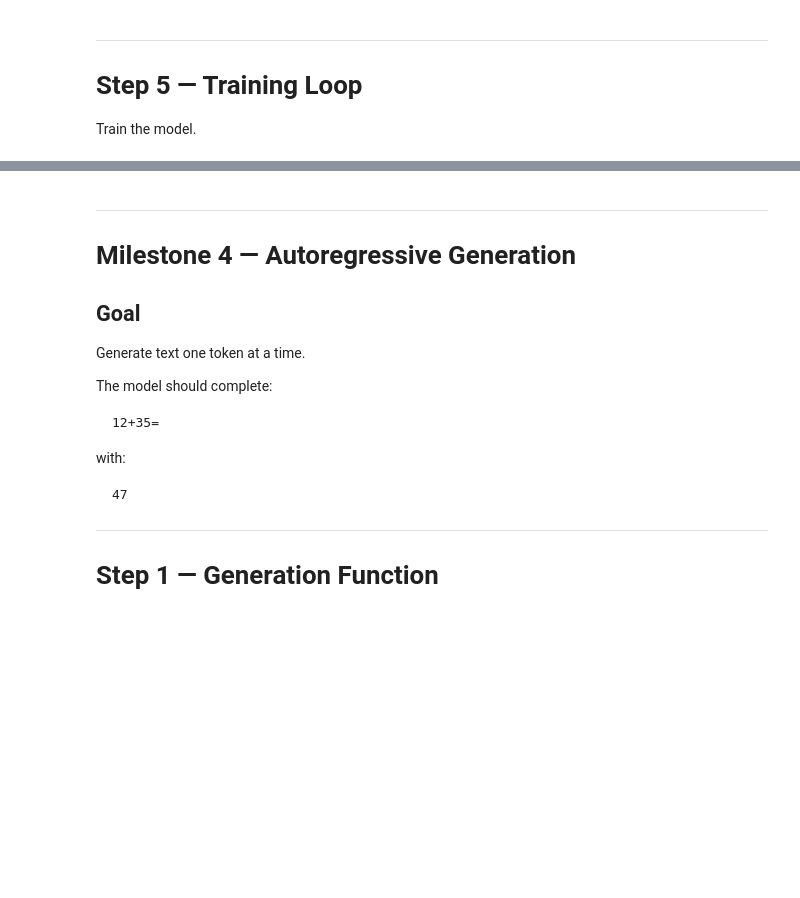
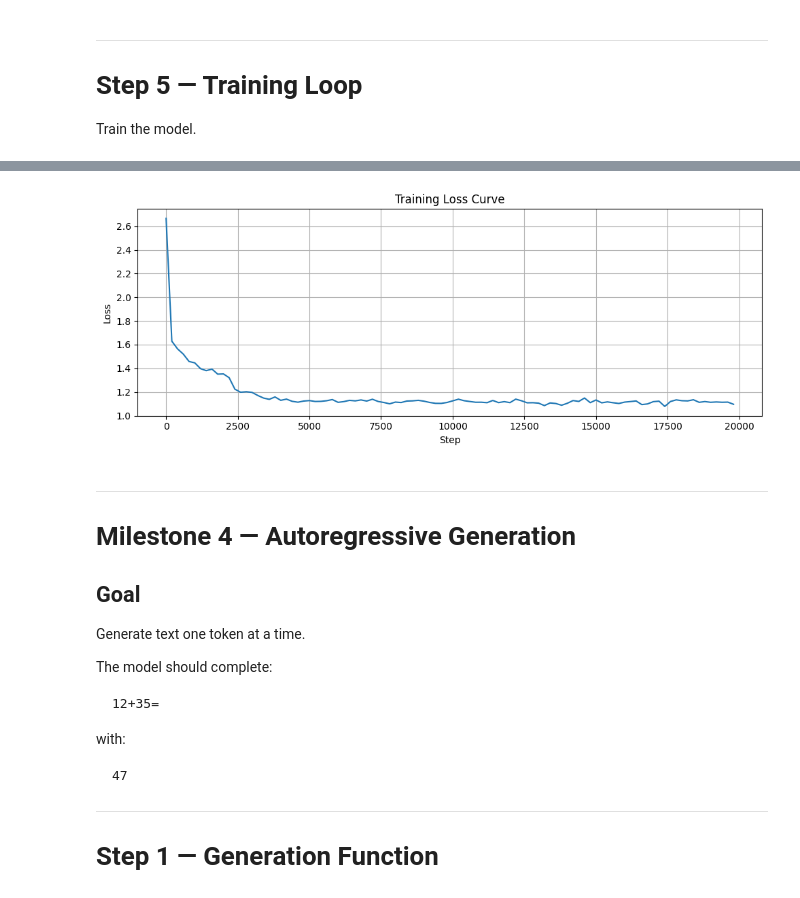
Before and after one commit to electrickitty2/embedx424_assignment_6, a Jupyter notebook: assignment_6.ipynb, the cells around one changed output, grey strips where cells are left out. Saved outputs shown, nothing was run; the diff lists cells and outputs as text; code cells hidden in the pictures; blank space fills up the shorter version.

```diff
--- a/assignment_6.ipynb
+++ b/assignment_6.ipynb
@@ -78,6 +78,9 @@ import torch.nn as nn
 from torch.nn import functional as F
 import random
 import math
+import matplotlib.pyplot as plt
+
+
 
 #
 # Globals
@@ -88,7 +91,7 @@ n_embd = 64
 n_head = 4
 n_layer = 4
 block_size = 32
-max_iters = 5000
+max_iters = 20000
 
 
 # Reproducibility
@@ -96,5 +99,7 @@ random.seed(42)
 torch.manual_seed(42)
 
 # Device
+print(torch.__version__)
 device = 'cuda' if torch.cuda.is_available() else 'cpu'
 print(device)
+print(torch.cuda.get_device_name(0))
@@ -315,8 +324,7 @@ class Head(nn.Module):
         self.query = nn.Linear(n_embd, head_size, bias=False)
         # value projection
         self.value = nn.Linear(n_embd, head_size, bias=False)
-        # output projection
-        self.proj = nn.Linear(head_size, n_embd)
+        # (output projection lives in MultiHeadAttention, not per-head)
 
         # Register causal mask buffer
         self.register_buffer(
@@ -355,8 +363,6 @@ class Head(nn.Module):
         v = self.value(x)
         # Return weighted aggregation
         out = weights @ v
-        # Apply output projection
-        # out = self.proj(out)
 
         return out
 # %% [markdown]
@@ -547,8 +557,12 @@ print(sum(p.numel() for p in model.parameters()) / 1e6, 'M parameters')
 Train the model.
 # %%
 optimizer = torch.optim.AdamW(model.parameters(), lr=1e-3)
+# Cosine annealing decays LR from 1e-3 → 1e-5 so the optimizer
+# takes large steps early and fine-tunes at the end instead of plateauing.
+scheduler = torch.optim.lr_scheduler.CosineAnnealingLR(optimizer, T_max=max_iters, eta_min=1e-5)
 
 eval_interval = 200
+loss_history = []
 
 for step in range(max_iters):
 
@@ -562,9 +576,14 @@ for step in range(max_iters):
     # backward pass
     optimizer.zero_grad(set_to_none=True)
     loss.backward()
+    # Clip gradients to prevent large updates from destabilizing training
+    torch.nn.utils.clip_grad_norm_(model.parameters(), 1.0)
 
     # optimizer step
     optimizer.step()
+    scheduler.step()
 
     if step % eval_interval == 0:
-        print(step, loss.item())
+        loss_val = loss.item()
+        loss_history.append((step, loss_val))
+        print(f"step {step:5d} | loss {loss_val:.4f} | lr {scheduler.get_last_lr()[0]:.2e}")
@@ -571,3 +608,16 @@ for step in range(max_iters):
+# %%
+steps, losses = zip(*loss_history)
+
+plt.figure(figsize=(10, 4))
+plt.plot(steps, losses)
+plt.xlabel('Step')
+plt.ylabel('Loss')
+plt.title('Training Loss Curve')
+plt.grid(True)
+plt.tight_layout()
+plt.show()
+# %% [output]
+[figure, added]
 # %% [markdown]
 ---
 
```
Also changed, not shown: parts of 8 cells of this notebook, 1 other file.
